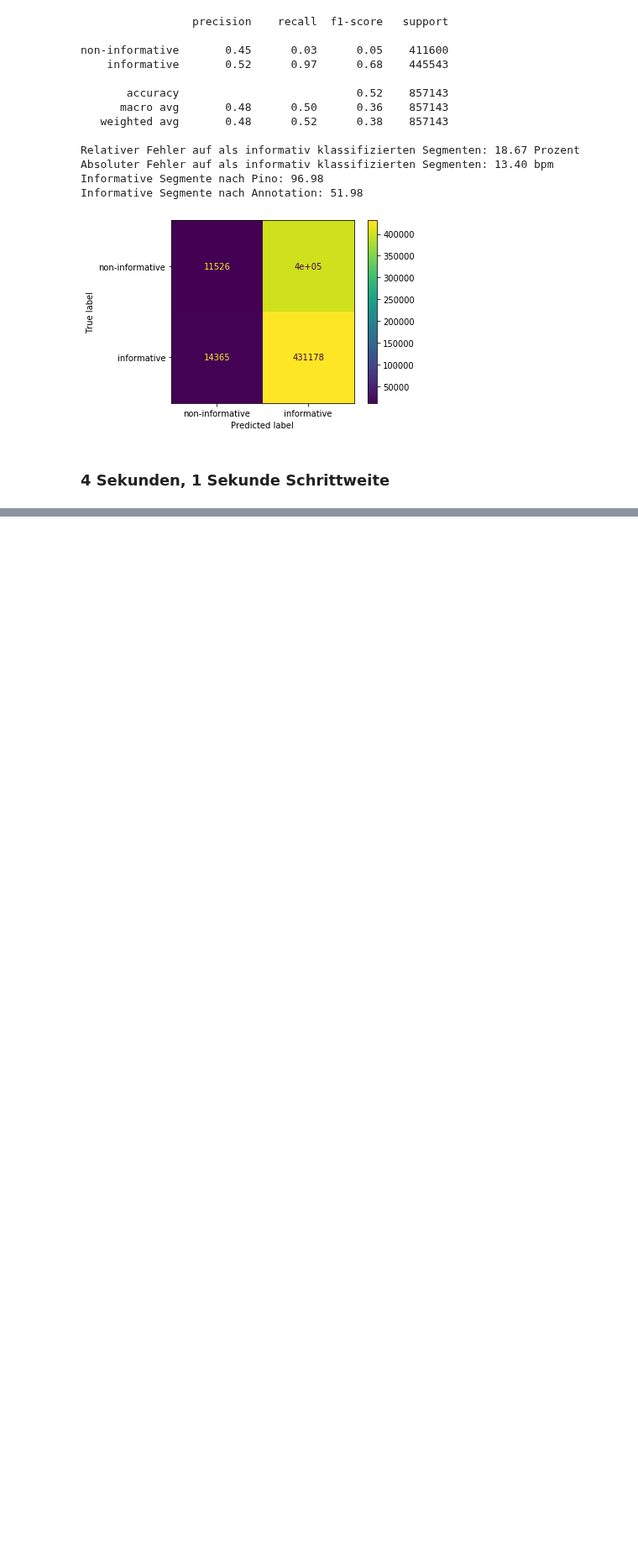
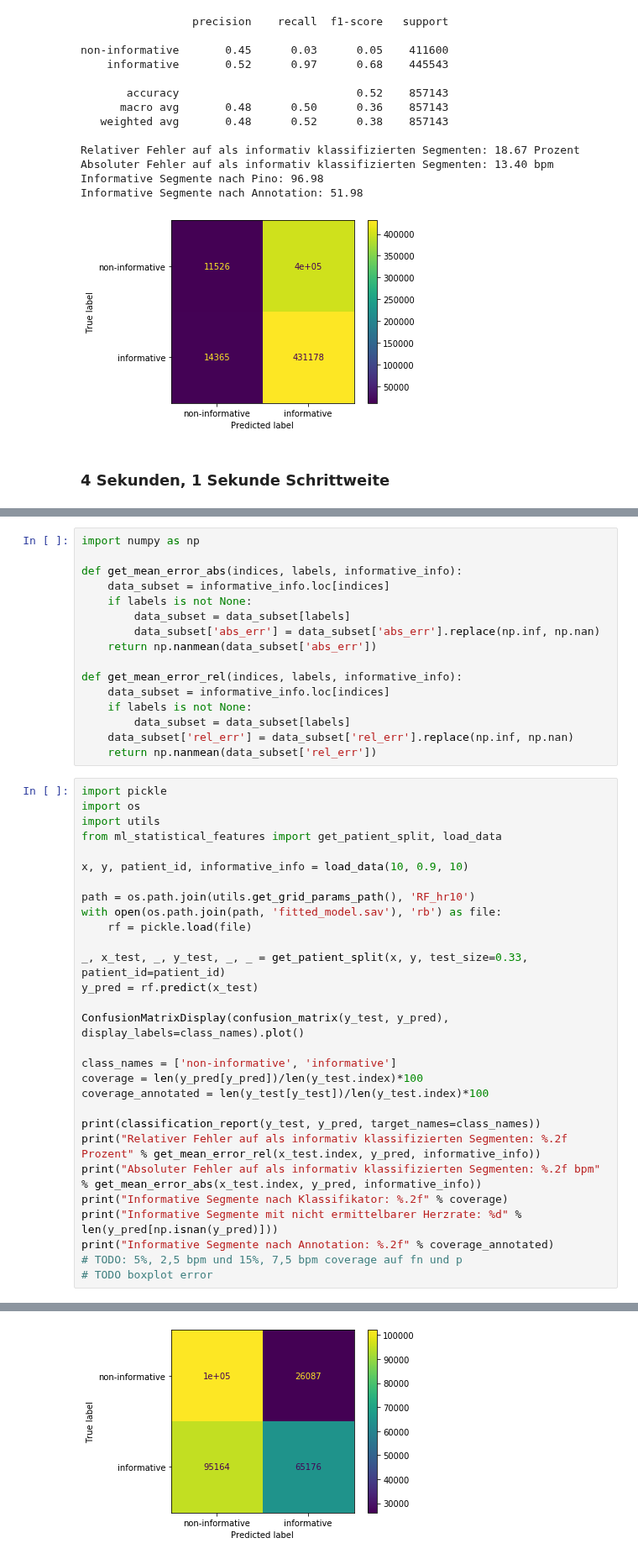
Before and after one commit to Zianor/Bachelorarbeit, a Jupyter notebook: Implementation/src/notebooks/estimator_results.ipynb, the cells around one changed output, grey strips where cells are left out. Shown at 84% size. Drawn from its saved outputs; the diff is of its cells as text; blank space fills up the shorter version.

```diff
--- a/Implementation/src/notebooks/estimator_results.ipynb
+++ b/Implementation/src/notebooks/estimator_results.ipynb
@@ -104,3 +104,49 @@ Absoluter Fehler auf als informativ klassifizierten Segmenten: 17.13 bpm
 Informative Segmente nach Pino: 98.54
 Informative Segmente nach Annotation: 46.16
 [figure]
+# %%
+import numpy as np
+
+def get_mean_error_abs(indices, labels, informative_info):
+    data_subset = informative_info.loc[indices]
+    if labels is not None:
+        data_subset = data_subset[labels]
+        data_subset['abs_err'] = data_subset['abs_err'].replace(np.inf, np.nan)
+    return np.nanmean(data_subset['abs_err'])
+
+def get_mean_error_rel(indices, labels, informative_info):
+    data_subset = informative_info.loc[indices]
+    if labels is not None:
+        data_subset = data_subset[labels]
+    data_subset['rel_err'] = data_subset['rel_err'].replace(np.inf, np.nan)
+    return np.nanmean(data_subset['rel_err'])
+# %%
+import pickle
+import os
+import utils
+from ml_statistical_features import get_patient_split, load_data
+
+x, y, patient_id, informative_info = load_data(10, 0.9, 10)
+
+path = os.path.join(utils.get_grid_params_path(), 'RF_hr10')
+with open(os.path.join(path, 'fitted_model.sav'), 'rb') as file:
+    rf = pickle.load(file)
+
+_, x_test, _, y_test, _, _ = get_patient_split(x, y, test_size=0.33, patient_id=patient_id)
+y_pred = rf.predict(x_test)
+
+ConfusionMatrixDisplay(confusion_matrix(y_test, y_pred), display_labels=class_names).plot()
+
+class_names = ['non-informative', 'informative']
+coverage = len(y_pred[y_pred])/len(y_test.index)*100
+coverage_annotated = len(y_test[y_test])/len(y_test.index)*100
+
+print(classification_report(y_test, y_pred, target_names=class_names))
+print("Relativer Fehler auf als informativ klassifizierten Segmenten: %.2f Prozent" % get_mean_error_rel(x_test.index, y_pred, informative_info))
+print("Absoluter Fehler auf als informativ klassifizierten Segmenten: %.2f bpm" % get_mean_error_abs(x_test.index, y_pred, informative_info))
+print("Informative Segmente nach Klassifikator: %.2f" % coverage)
+print("Informative Segmente mit nicht ermittelbarer Herzrate: %d" % len(y_pred[np.isnan(y_pred)]))
+print("Informative Segmente nach Annotation: %.2f" % coverage_annotated)
+# TODO: 5%, 2,5 bpm und 15%, 7,5 bpm coverage auf fn und p
+# TODO boxplot error
+# %% [output]
@@ -106,0 +167 @@ Informative Segmente nach Annotation: 46.16
+[figure, added]
```
Also changed, not shown: parts of 3 cells of this notebook.
